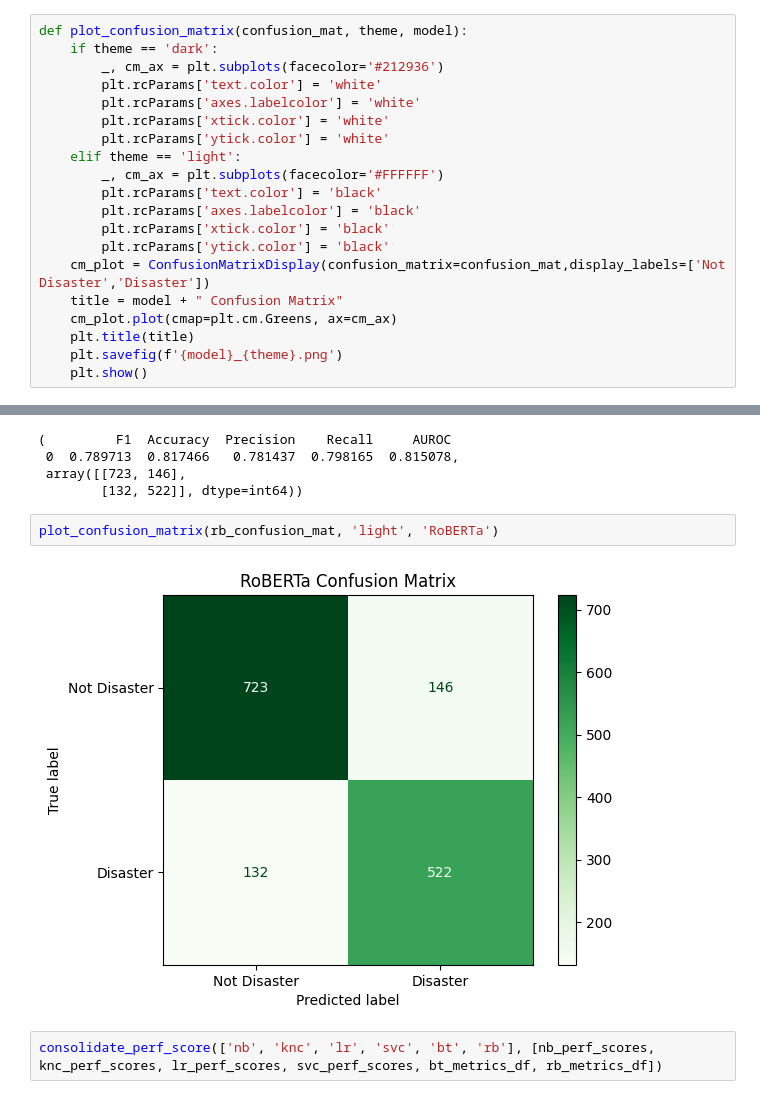
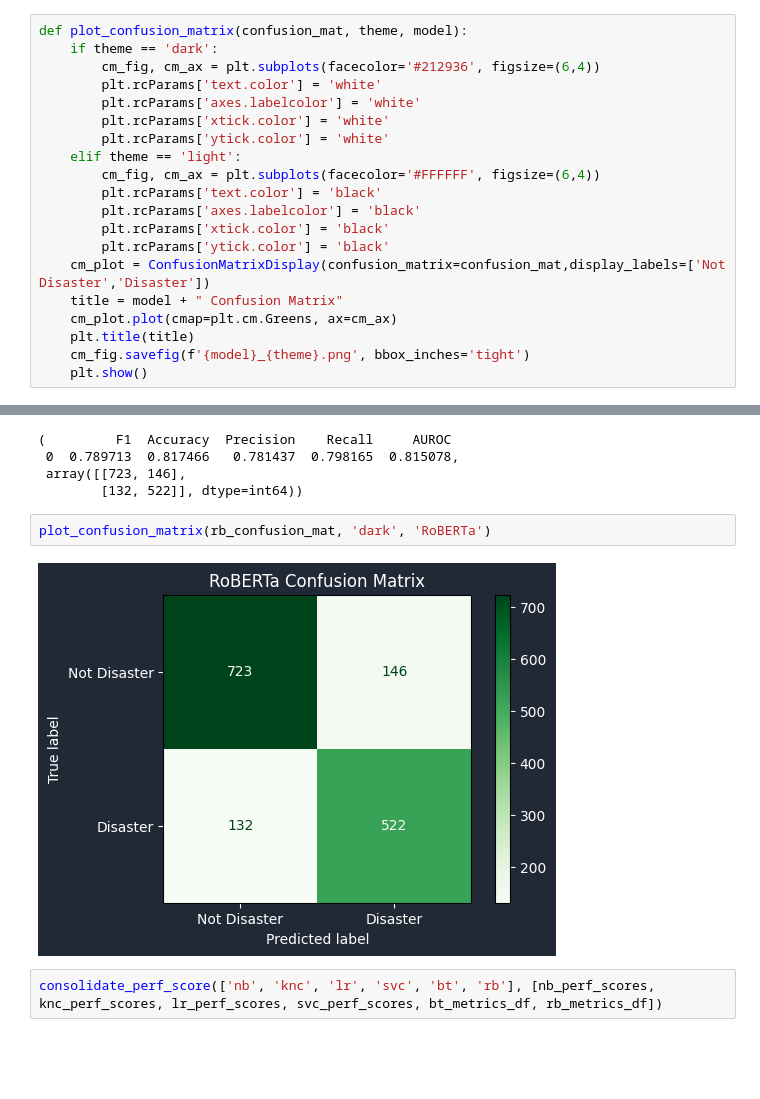
Before and after one commit to GunaJaganathan/detect-disaster-related-tweets, a Jupyter notebook: main.ipynb, the cells around one changed output, grey strips where cells are left out. Cells and saved outputs as stored; diff of their text form; blank space fills up the shorter version.

Commit message:
update plotting fn for cm

```diff
--- a/main.ipynb
+++ b/main.ipynb
@@ -161,13 +161,13 @@ plt.style.use('default')
 # %%
 def plot_confusion_matrix(confusion_mat, theme, model):
     if theme == 'dark':
-        _, cm_ax = plt.subplots(facecolor='#212936')
+        cm_fig, cm_ax = plt.subplots(facecolor='#212936', figsize=(6,4))
         plt.rcParams['text.color'] = 'white'
         plt.rcParams['axes.labelcolor'] = 'white'
         plt.rcParams['xtick.color'] = 'white'
         plt.rcParams['ytick.color'] = 'white'
     elif theme == 'light':
-        _, cm_ax = plt.subplots(facecolor='#FFFFFF')
+        cm_fig, cm_ax = plt.subplots(facecolor='#FFFFFF', figsize=(6,4))
         plt.rcParams['text.color'] = 'black'
         plt.rcParams['axes.labelcolor'] = 'black'
         plt.rcParams['xtick.color'] = 'black'
@@ -176,7 +176,7 @@ def plot_confusion_matrix(confusion_mat, theme, model):
     title = model + " Confusion Matrix"
     cm_plot.plot(cmap=plt.cm.Greens, ax=cm_ax)
     plt.title(title)
-    plt.savefig(f'{model}_{theme}.png')
+    cm_fig.savefig(f'{model}_{theme}.png', bbox_inches='tight')
     plt.show()
 # %% [markdown]
 ## Variable definitions
@@ -550,9 +550,9 @@ rb_metrics_df, rb_confusion_mat
  array([[723, 146],
         [132, 522]], dtype=int64))
 # %%
-plot_confusion_matrix(rb_confusion_mat, 'light', 'RoBERTa')
+plot_confusion_matrix(rb_confusion_mat, 'dark', 'RoBERTa')
 # %% [output]
-[figure, old version]
+[figure, new version]
 # %%
 consolidate_perf_score(['nb', 'knc', 'lr', 'svc', 'bt', 'rb'], [nb_perf_scores, knc_perf_scores, lr_perf_scores, svc_perf_scores, bt_metrics_df, rb_metrics_df])
 # %% [output]
```
Also changed, not shown: parts of 3 cells of this notebook.
